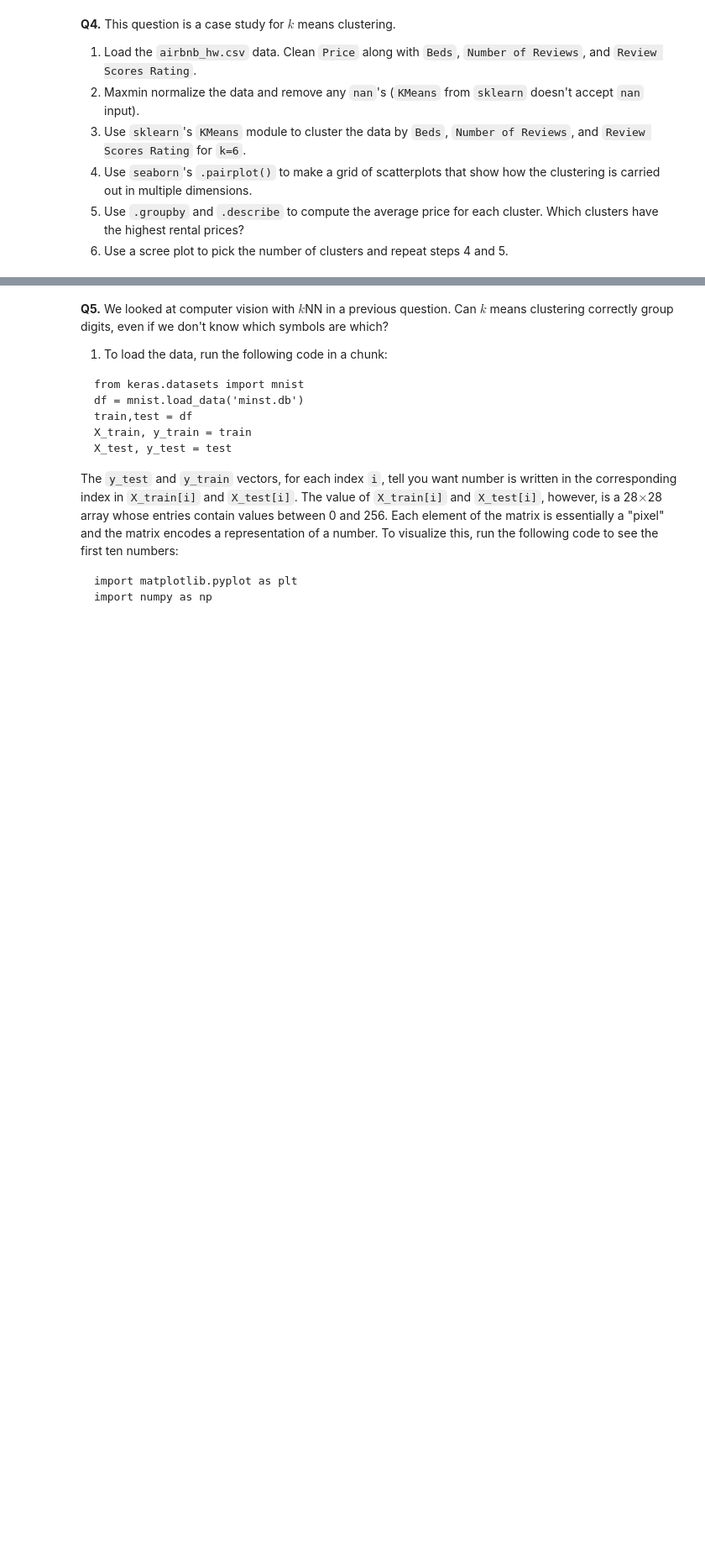
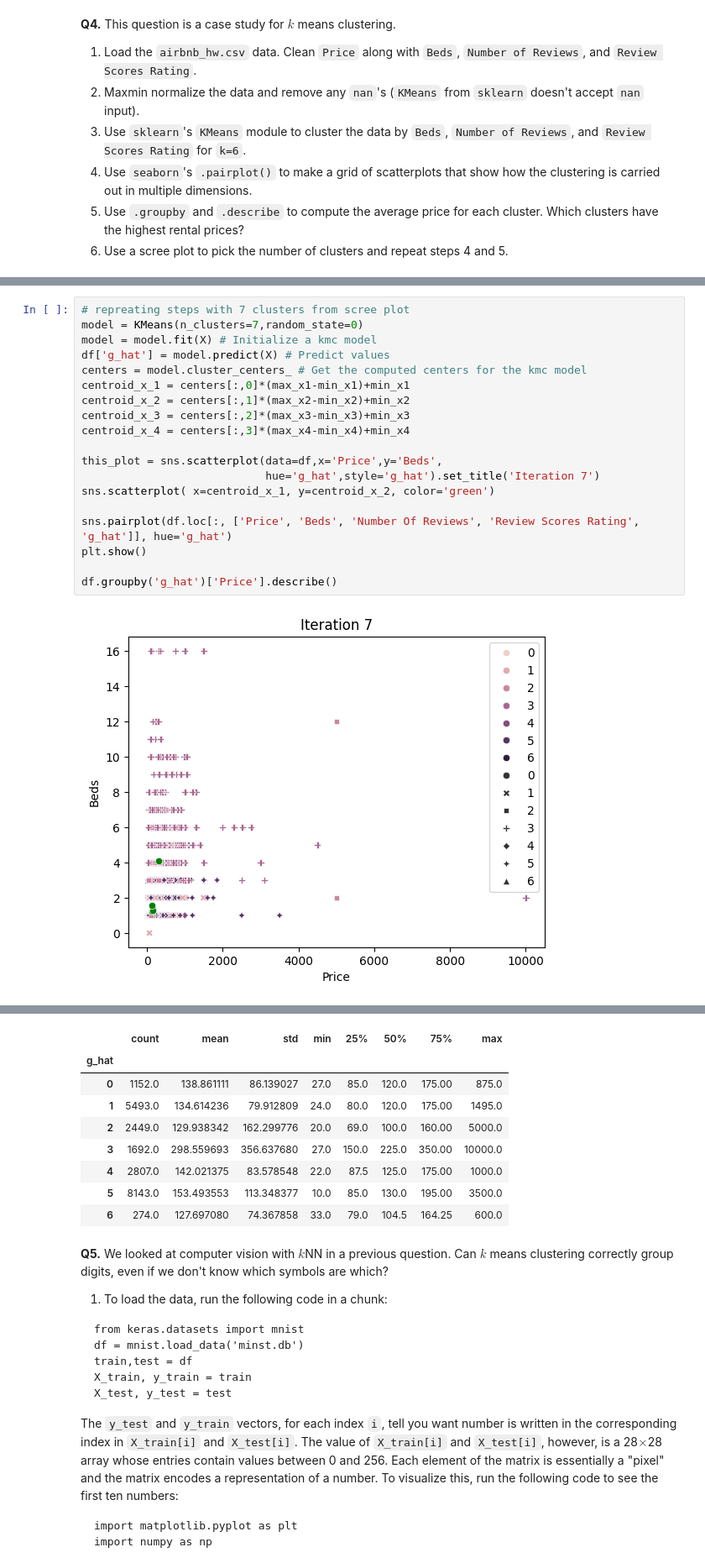
Before and after one commit to elaineliu05/clustering, a Jupyter notebook: assignment/assignment_clustering.ipynb, the cells around one changed output, grey strips where cells are left out. Shown at 84% size. Saved outputs shown, nothing was run; the diff lists cells and outputs as text; blank space fills up the shorter version.

```diff
--- a/assignment/assignment_clustering.ipynb
+++ b/assignment/assignment_clustering.ipynb
@@ -131,0 +214,21 @@ AttributeError: 'NoneType' object has no attribute 'split'
+# %%
+# repreating steps with 7 clusters from scree plot
+model = KMeans(n_clusters=7,random_state=0)
+model = model.fit(X) # Initialize a kmc model
+df['g_hat'] = model.predict(X) # Predict values
+centers = model.cluster_centers_ # Get the computed centers for the kmc model
+centroid_x_1 = centers[:,0]*(max_x1-min_x1)+min_x1
+centroid_x_2 = centers[:,1]*(max_x2-min_x2)+min_x2
+centroid_x_3 = centers[:,2]*(max_x3-min_x3)+min_x3
+centroid_x_4 = centers[:,3]*(max_x4-min_x4)+min_x4
+
+this_plot = sns.scatterplot(data=df,x='Price',y='Beds',
+                            hue='g_hat',style='g_hat').set_title('Iteration 7')
+sns.scatterplot( x=centroid_x_1, y=centroid_x_2, color='green')
+
+sns.pairplot(df.loc[:, ['Price', 'Beds', 'Number Of Reviews', 'Review Scores Rating', 'g_hat']], hue='g_hat')
+plt.show()
+
+df.groupby('g_hat')['Price'].describe()
+# %% [output]
+[figure, added]
@@ -132,3 +236,12 @@ AttributeError: 'NoneType' object has no attribute 'split'
+|  | count | mean | std | min | 25% | 50% | 75% | max |
+| g_hat |  |  |  |  |  |  |  |  |
+| 0 | 1152.0 | 138.861111 | 86.139027 | 27.0 | 85.0 | 120.0 | 175.00 | 875.0 |
+| 1 | 5493.0 | 134.614236 | 79.912809 | 24.0 | 80.0 | 120.0 | 175.00 | 1495.0 |
+| 2 | 2449.0 | 129.938342 | 162.299776 | 20.0 | 69.0 | 100.0 | 160.00 | 5000.0 |
+| 3 | 1692.0 | 298.559693 | 356.637680 | 27.0 | 150.0 | 225.0 | 350.00 | 10000.0 |
+| 4 | 2807.0 | 142.021375 | 83.578548 | 22.0 | 87.5 | 125.0 | 175.00 | 1000.0 |
+| 5 | 8143.0 | 153.493553 | 113.348377 | 10.0 | 85.0 | 130.0 | 195.00 | 3500.0 |
+| 6 | 274.0 | 127.697080 | 74.367858 | 33.0 | 79.0 | 104.5 | 164.25 | 600.0 |
 # %% [markdown]
 **Q5.** We looked at computer vision with $k$NN in a previous question. Can $k$ means clustering correctly group digits, even if we don't know which symbols are which?
 
```
Also changed, not shown: parts of 5 cells of this notebook, 1 other file.
